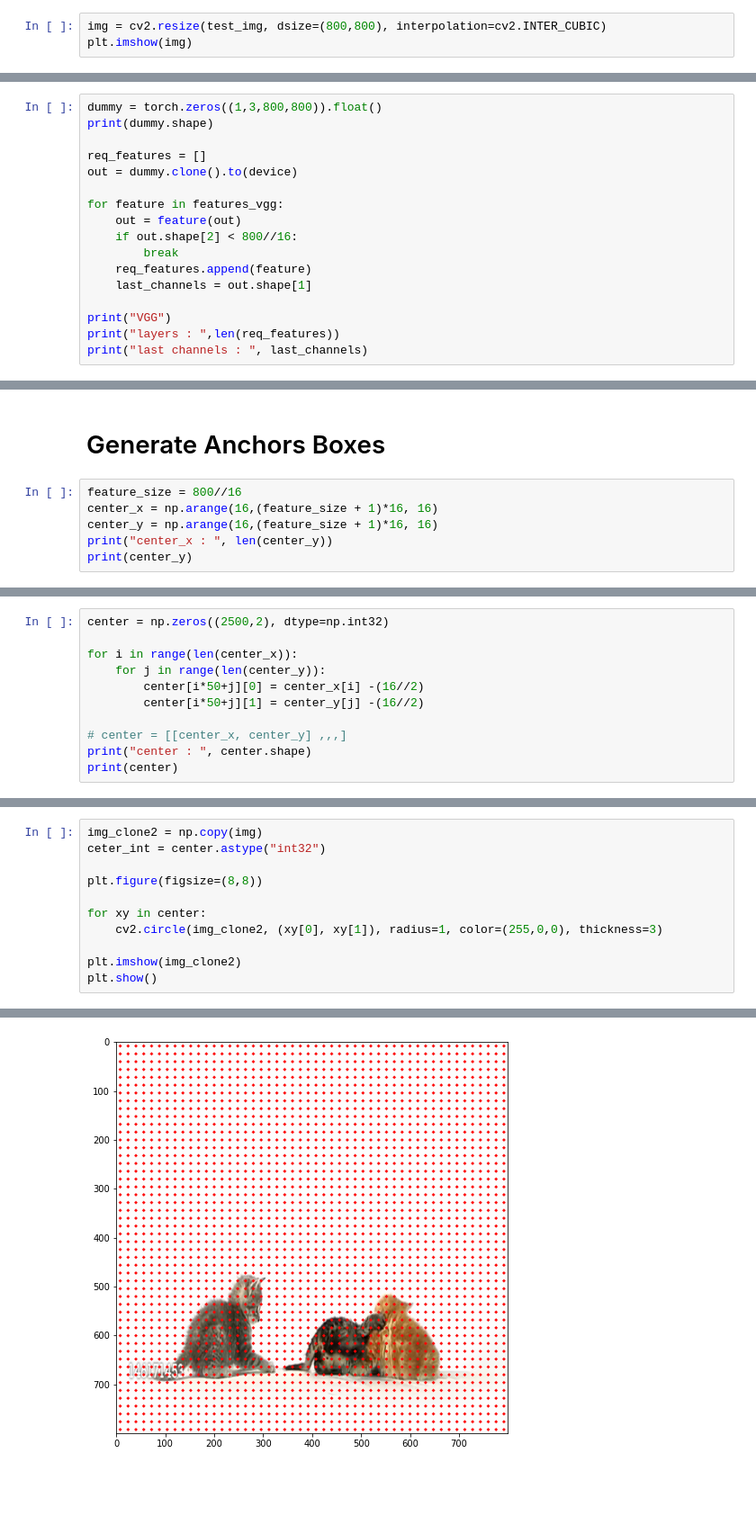
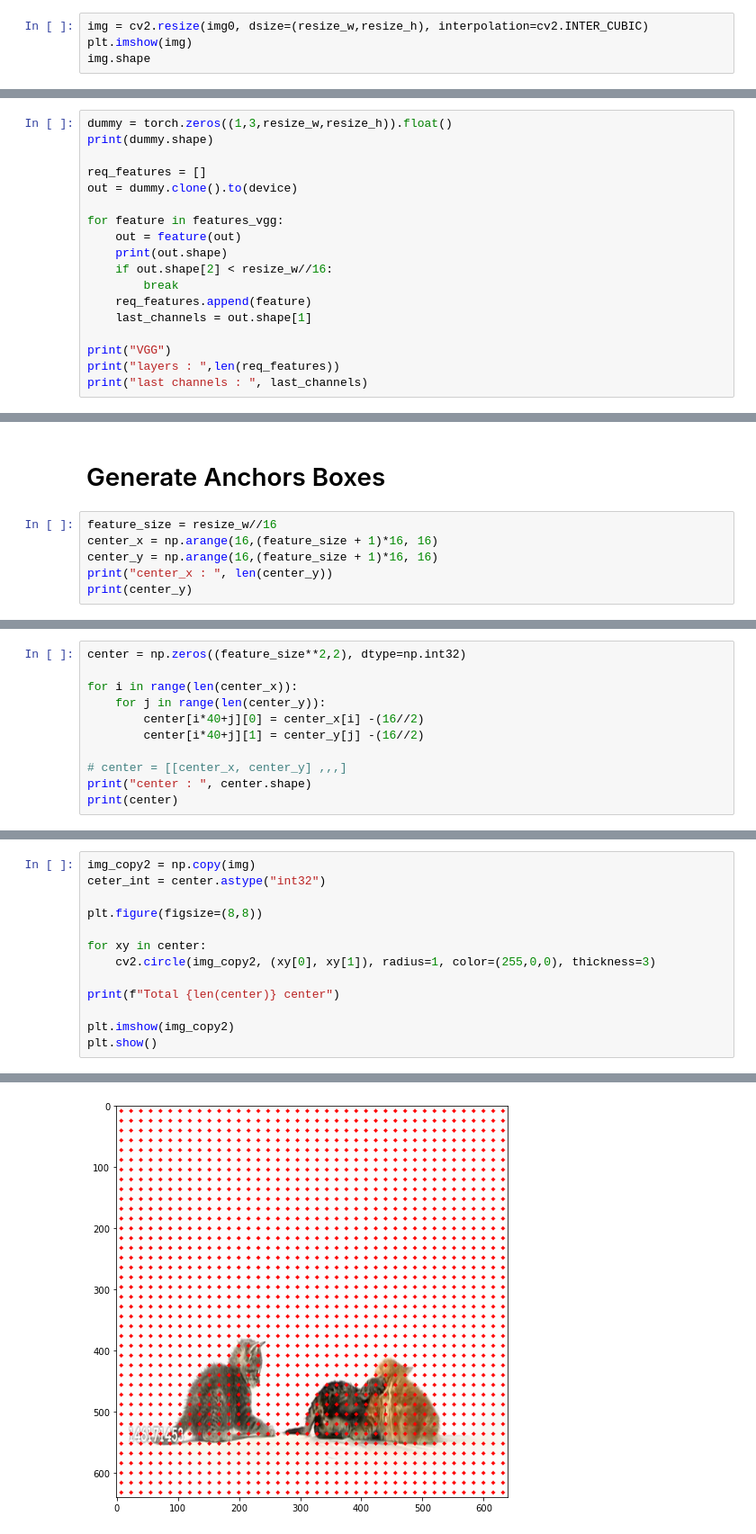
Before and after one commit to Heedeok/Tutorial-pytorch, a Jupyter notebook: faster_r_cnn/test.ipynb, the cells around one changed output, grey strips where cells are left out. Shown: that part at 90% size. Drawn from its saved outputs; the diff is of its cells as text; blank space fills up the shorter version.

```diff
--- a/faster_r_cnn/test.ipynb
+++ b/faster_r_cnn/test.ipynb
@@ -51,4 +59,5 @@ plt.imshow(img_copy)
 # %%
-img = cv2.resize(test_img, dsize=(800,800), interpolation=cv2.INTER_CUBIC)
+img = cv2.resize(img0, dsize=(resize_w,resize_h), interpolation=cv2.INTER_CUBIC)
 plt.imshow(img)
+img.shape
 # %% [output]
@@ -98,5 +115,5 @@ VGG :  31
 # %%
-dummy = torch.zeros((1,3,800,800)).float()
+dummy = torch.zeros((1,3,resize_w,resize_h)).float()
 print(dummy.shape)
 
 req_features = []
@@ -104,7 +121,8 @@ out = dummy.clone().to(device)
 
 for feature in features_vgg:
     out = feature(out)
-    if out.shape[2] < 800//16:
+    print(out.shape)
+    if out.shape[2] < resize_w//16:
         break
     req_features.append(feature)
     last_channels = out.shape[1]
@@ -145,7 +174,7 @@ for i in range(15):
 # %% [markdown]
 # Generate Anchors Boxes
 # %%
-feature_size = 800//16
+feature_size = resize_w//16
 center_x = np.arange(16,(feature_size + 1)*16, 16)
 center_y = np.arange(16,(feature_size + 1)*16, 16)
 print("center_x : ", len(center_y))
@@ -158,10 +187,10 @@ center_x :  50
 # %%
-center = np.zeros((2500,2), dtype=np.int32)
+center = np.zeros((feature_size**2,2), dtype=np.int32)
 
 for i in range(len(center_x)):
     for j in range(len(center_y)):
-        center[i*50+j][0] = center_x[i] -(16//2)
-        center[i*50+j][1] = center_y[j] -(16//2)
+        center[i*40+j][0] = center_x[i] -(16//2)
+        center[i*40+j][1] = center_y[j] -(16//2)
 
 # center = [[center_x, center_y] ,,,]
 print("center : ", center.shape)
@@ -178,12 +207,14 @@ center :  (2500, 2)
 # %%
-img_clone2 = np.copy(img)
+img_copy2 = np.copy(img)
 ceter_int = center.astype("int32")
 
 plt.figure(figsize=(8,8))
 
 for xy in center:
-    cv2.circle(img_clone2, (xy[0], xy[1]), radius=1, color=(255,0,0), thickness=3)
+    cv2.circle(img_copy2, (xy[0], xy[1]), radius=1, color=(255,0,0), thickness=3)
 
-plt.imshow(img_clone2)
+print(f"Total {len(center)} center")
+
+plt.imshow(img_copy2)
 plt.show()
 # %% [output]
@@ -190 +222 @@ plt.show()
-[figure, old version]
+[figure, new version]
```
Also changed, not shown: parts of 55 cells of this notebook, 1 other file.
